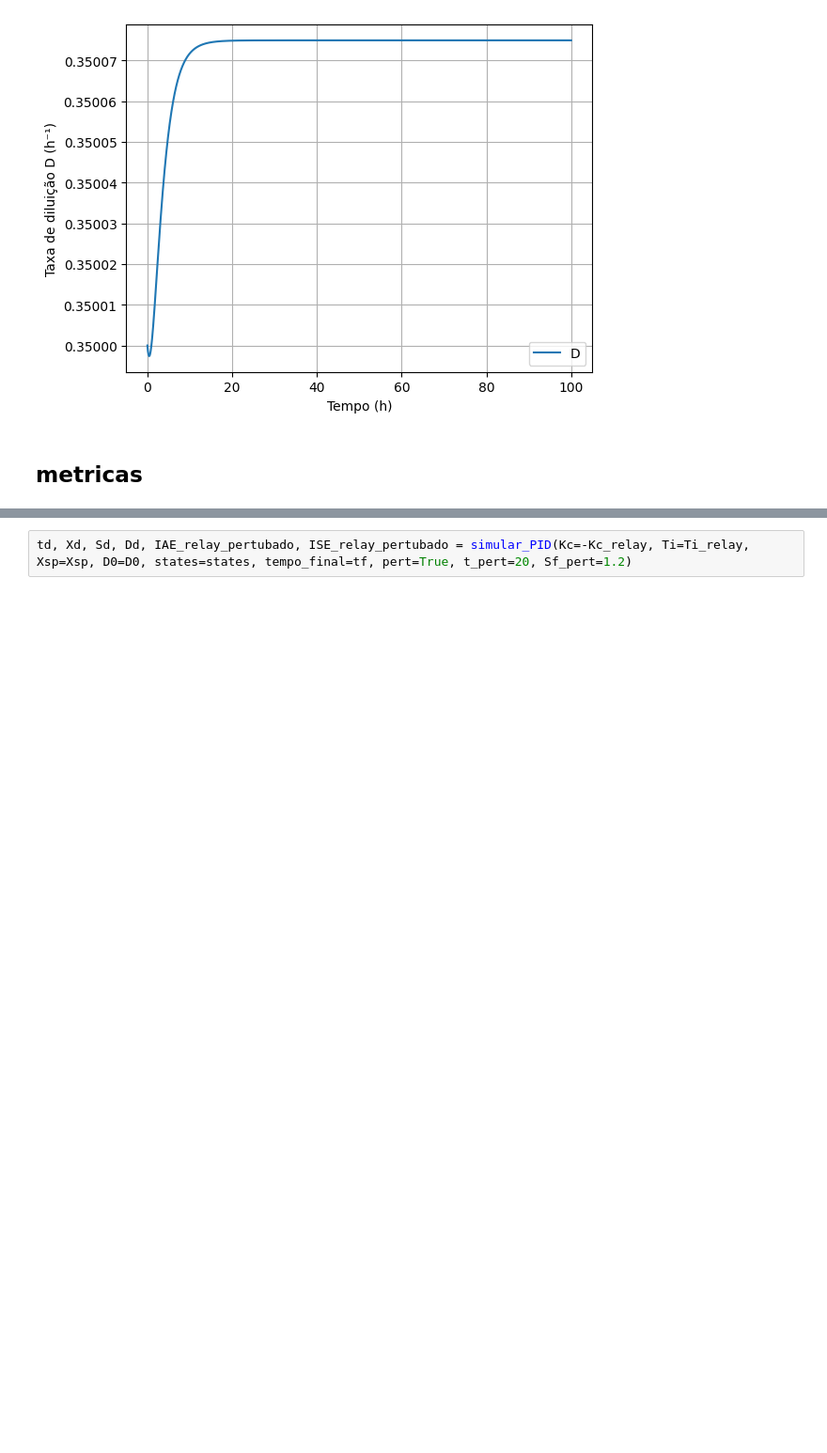
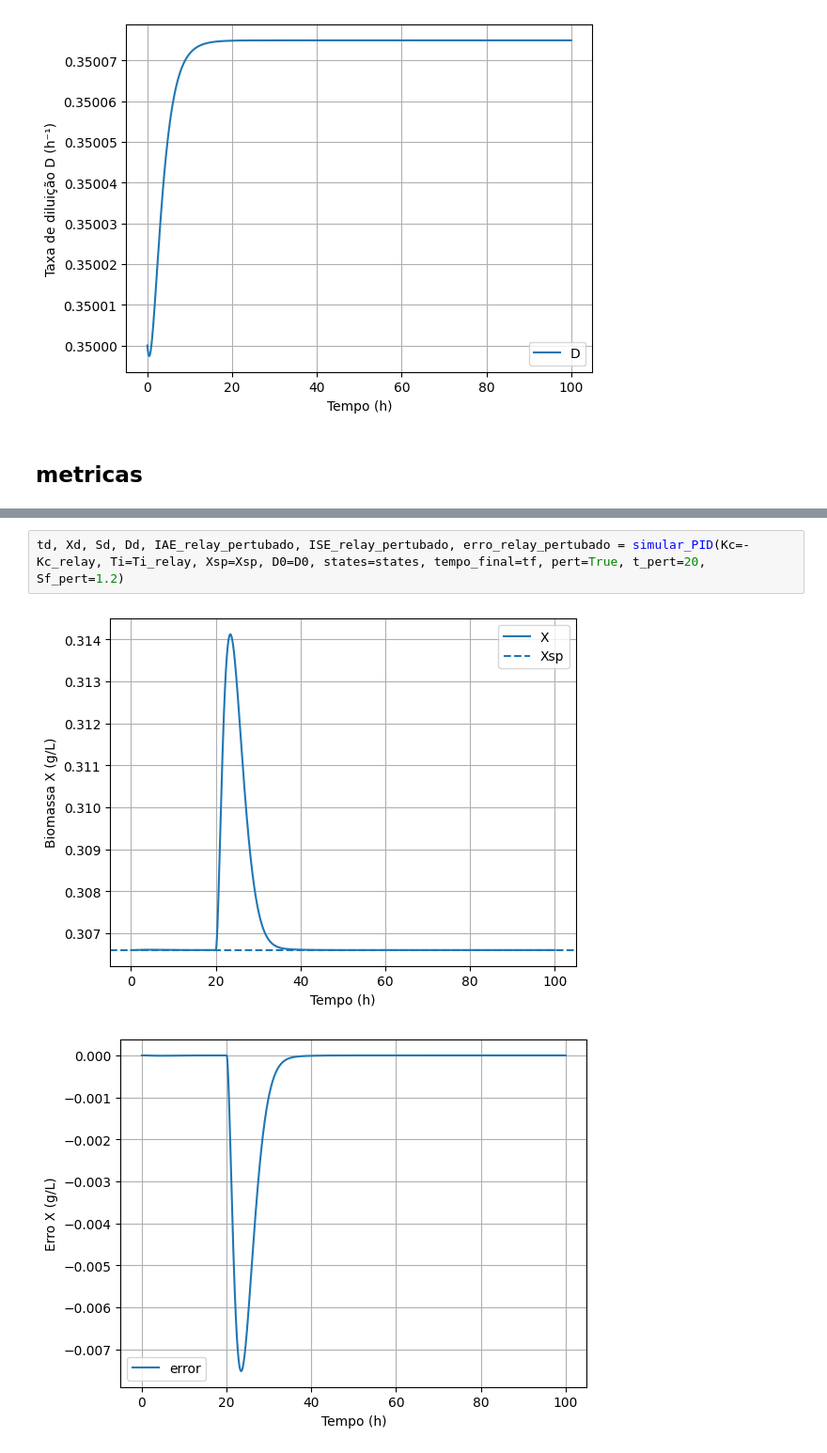
Before and after one commit to andersonmoura-cn/BioReator, a Jupyter notebook: src/sincronizacao.ipynb, the cells around one changed output, grey strips where cells are left out. Shown at 94% size. Saved outputs shown, nothing was run; the diff lists cells and outputs as text; blank space fills up the shorter version.

```diff
--- a/src/sincronizacao.ipynb
+++ b/src/sincronizacao.ipynb
@@ -281,2 +379,5 @@ ValueError: too many values to unpack (expected 6)
 # %%
-td, Xd, Sd, Dd, IAE_relay_pertubado, ISE_relay_pertubado = simular_PID(Kc=-Kc_relay, Ti=Ti_relay, Xsp=Xsp, D0=D0, states=states, tempo_final=tf, pert=True, t_pert=20, Sf_pert=1.2)
+td, Xd, Sd, Dd, IAE_relay_pertubado, ISE_relay_pertubado, erro_relay_pertubado = simular_PID(Kc=-Kc_relay, Ti=Ti_relay, Xsp=Xsp, D0=D0, states=states, tempo_final=tf, pert=True, t_pert=20, Sf_pert=1.2)
+# %% [output]
+[figure, added]
+[figure, added]
```
Also changed, not shown: parts of 17 cells of this notebook, 1 other file.
